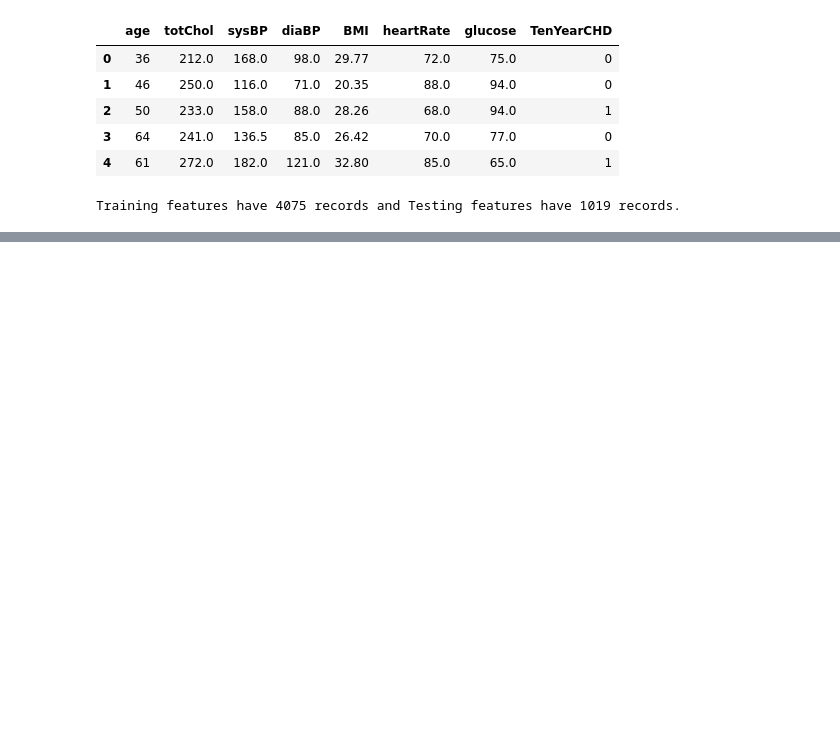
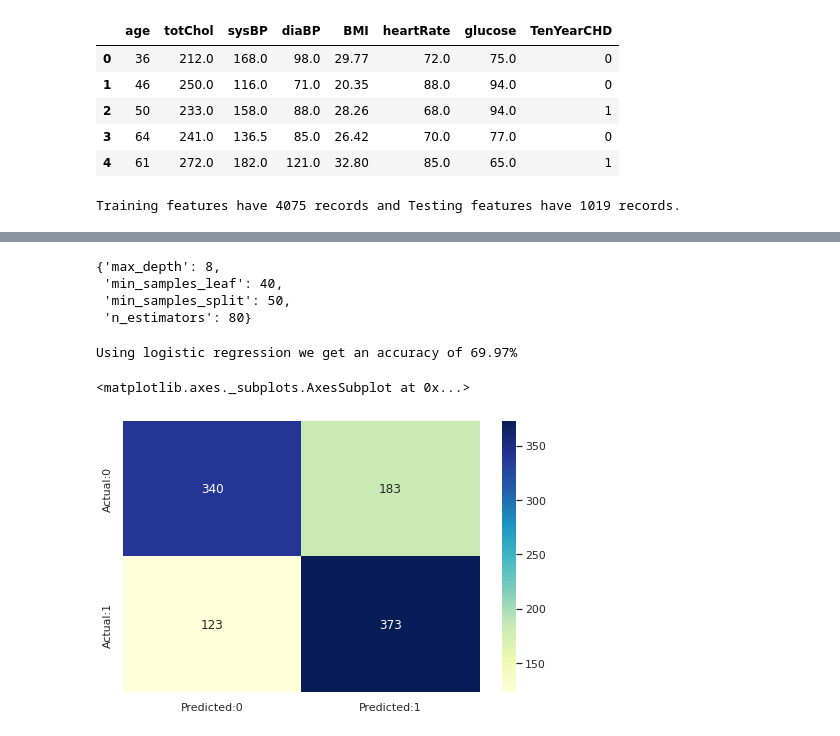
Before and after one commit to RITIK1442840127/Cardiovascular-Risk-Prediction-, a Jupyter notebook: Capstone_Project_3_Cardiovascular_Risk_Prediction_Ritik_Tiwari.ipynb, the cells around one changed output, grey strips where cells are left out. Cells and saved outputs as stored; diff of their text form; code cells hidden in the pictures; blank space fills up the shorter version.

```diff
--- a/Capstone_Project_3_Cardiovascular_Risk_Prediction_Ritik_Tiwari.ipynb
+++ b/Capstone_Project_3_Cardiovascular_Risk_Prediction_Ritik_Tiwari.ipynb
@@ -683,0 +788,37 @@ Training features have 4075 records and Testing features have 1019 records.
+# %%
+# search for optimun parameters using gridsearch
+params_rf = {
+    'max_depth': [4, 6, 8],
+    'min_samples_leaf': [40, 50],
+    'min_samples_split': [50, 100, 150],
+    'n_estimators': [50, 80, 100]
+  }
+
+random_clf = GridSearchCV(RandomForestClassifier(),param_grid=params_rf,cv=10, scoring='roc_auc')
+# %%
+#training the classifier
+random_clf.fit(X_train,Y_train)
+
+random_clf.best_params_
+# %% [output]
+{'max_depth': 8,
+ 'min_samples_leaf': 40,
+ 'min_samples_split': 50,
+ 'n_estimators': 80}
+# %%
+#making predictions
+random_predict = random_clf.predict(X_test)
+# %%
+random_accuracy = accuracy_score(Y_test,random_predict)
+print(f"Using logistic regression we get an accuracy of {round(random_accuracy*100,2)}%")
+# %% [output]
+Using logistic regression we get an accuracy of 69.97%
+# %%
+# confusion matrix of Random Forest
+cm=confusion_matrix(Y_test,random_predict)
+conf_matrix=pd.DataFrame(data=cm,columns=['Predicted:0','Predicted:1'],index=['Actual:0','Actual:1'])
+plt.figure(figsize = (8,5))
+sns.heatmap(conf_matrix, annot=True,fmt='d',cmap="YlGnBu")
+# %% [output]
+<matplotlib.axes._subplots.AxesSubplot at 0x...>
+[figure, added]
```
Also changed, not shown: parts of 41 cells of this notebook.
